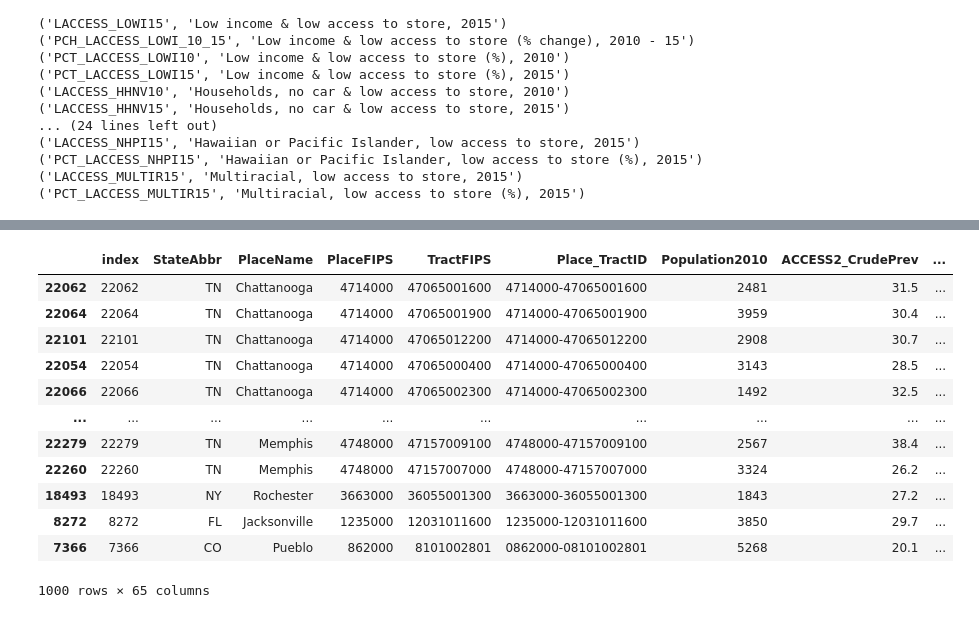
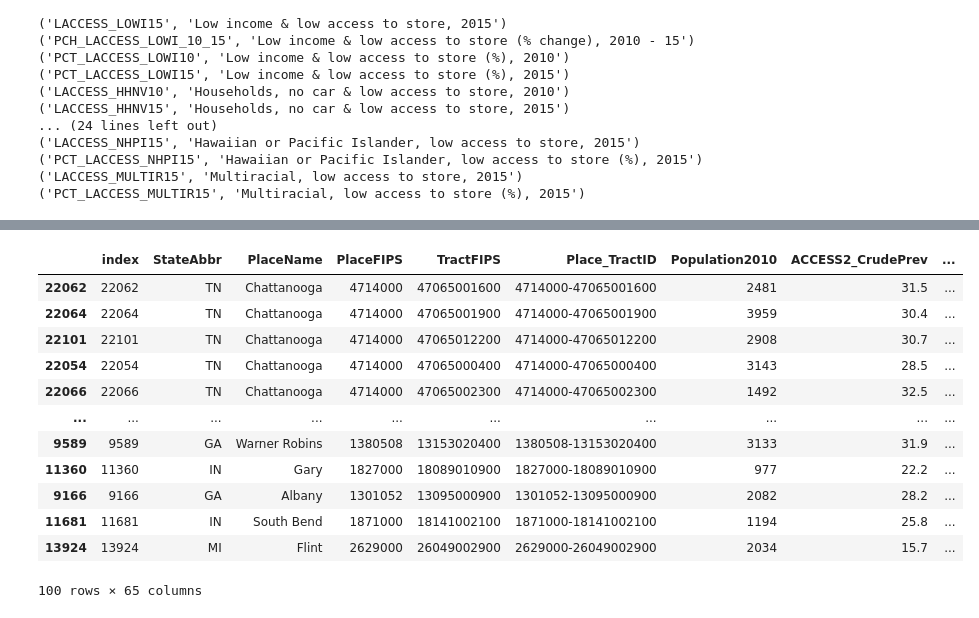
Before and after one commit to Jake-Duffy855/N1DataChallenge, a Jupyter notebook: duffy_data_challenge.ipynb, the cells around one changed output, grey strips where cells are left out. Saved outputs shown, nothing was run; the diff lists cells and outputs as text; code cells hidden in the pictures.

```diff
--- a/duffy_data_challenge.ipynb
+++ b/duffy_data_challenge.ipynb
@@ -69,7 +69,7 @@ for col_name in five_hundred_cities_cols:
         corr_coefs.append((col_name, county_laccess_15.corr(five_hundred_cities_df[col_name])))
 # %%
 # find most strongly correlated health indicators
-corr_coefs.sort(key=lambda x: x[1], reverse=True)
+corr_coefs.sort(key=lambda x: abs(x[1]), reverse=True)
 corr_coefs
 # %% [output]
 [('OBESITY_CrudePrev', 0.3376066103286179),
@@ -135,25 +135,25 @@ def calculate_health_metric(row):
 # %%
 # calculate metric for all cities
 five_hundred_cities_df['health_metric'] = five_hundred_cities_df.apply(
     calculate_health_metric, axis=1
 )
 top_hundred_by_metric = five_hundred_cities_df.sort_values(
-    'health_metric', ascending=False).head(1000)
+    'health_metric', ascending=False).head(100)
 top_hundred_by_metric
 # %% [output]
 |  | index | StateAbbr | PlaceName | PlaceFIPS | TractFIPS | Place_TractID | Population2010 | ACCESS2_CrudePrev | ... |
 | 22062 | 22062 | TN | Chattanooga | 4714000 | 47065001600 | 4714000-47065001600 | 2481 | 31.5 | ... |
 | 22064 | 22064 | TN | Chattanooga | 4714000 | 47065001900 | 4714000-47065001900 | 3959 | 30.4 | ... |
 | 22101 | 22101 | TN | Chattanooga | 4714000 | 47065012200 | 4714000-47065012200 | 2908 | 30.7 | ... |
 | 22054 | 22054 | TN | Chattanooga | 4714000 | 47065000400 | 4714000-47065000400 | 3143 | 28.5 | ... |
 | 22066 | 22066 | TN | Chattanooga | 4714000 | 47065002300 | 4714000-47065002300 | 1492 | 32.5 | ... |
 | ... | ... | ... | ... | ... | ... | ... | ... | ... | ... |
-| 22279 | 22279 | TN | Memphis | 4748000 | 47157009100 | 4748000-47157009100 | 2567 | 38.4 | ... |
-| 22260 | 22260 | TN | Memphis | 4748000 | 47157007000 | 4748000-47157007000 | 3324 | 26.2 | ... |
-| 18493 | 18493 | NY | Rochester | 3663000 | 36055001300 | 3663000-36055001300 | 1843 | 27.2 | ... |
-| 8272 | 8272 | FL | Jacksonville | 1235000 | 12031011600 | 1235000-12031011600 | 3850 | 29.7 | ... |
-| 7366 | 7366 | CO | Pueblo | 862000 | 8101002801 | 0862000-08101002801 | 5268 | 20.1 | ... |
+| 9589 | 9589 | GA | Warner Robins | 1380508 | 13153020400 | 1380508-13153020400 | 3133 | 31.9 | ... |
+| 11360 | 11360 | IN | Gary | 1827000 | 18089010900 | 1827000-18089010900 | 977 | 22.2 | ... |
+| 9166 | 9166 | GA | Albany | 1301052 | 13095000900 | 1301052-13095000900 | 2082 | 28.2 | ... |
+| 11681 | 11681 | IN | South Bend | 1871000 | 18141002100 | 1871000-18141002100 | 1194 | 25.8 | ... |
+| 13924 | 13924 | MI | Flint | 2629000 | 26049002900 | 2629000-26049002900 | 2034 | 15.7 | ... |
-1000 rows × 65 columns
+100 rows × 65 columns
 # %%
 # show top 100 cities
 
```
Also changed, not shown: parts of 5 cells of this notebook.
